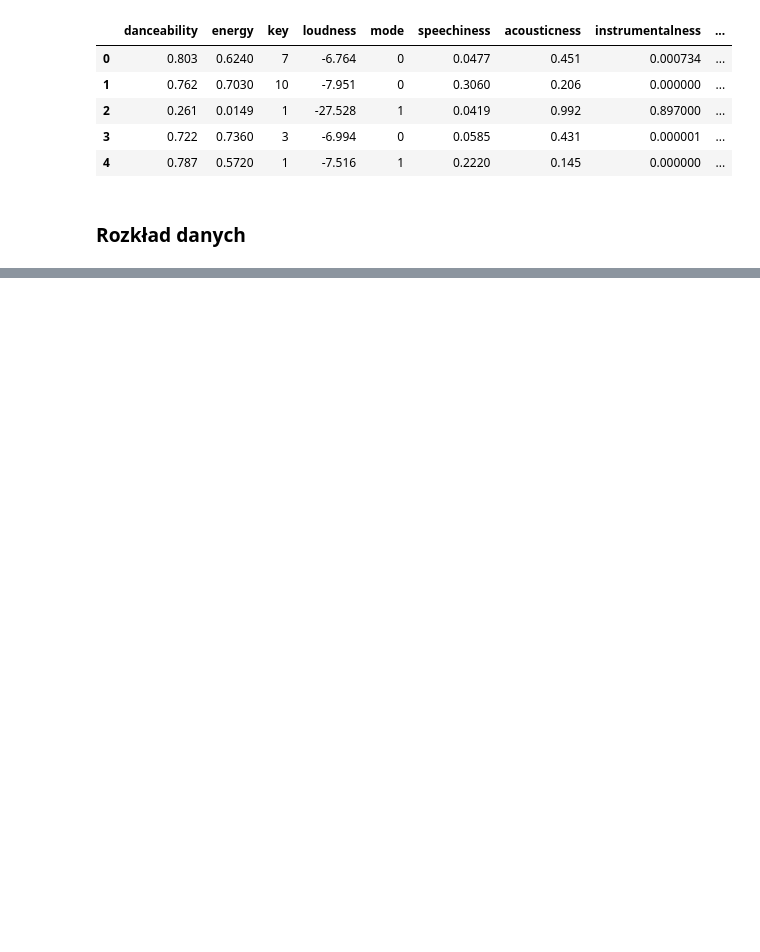
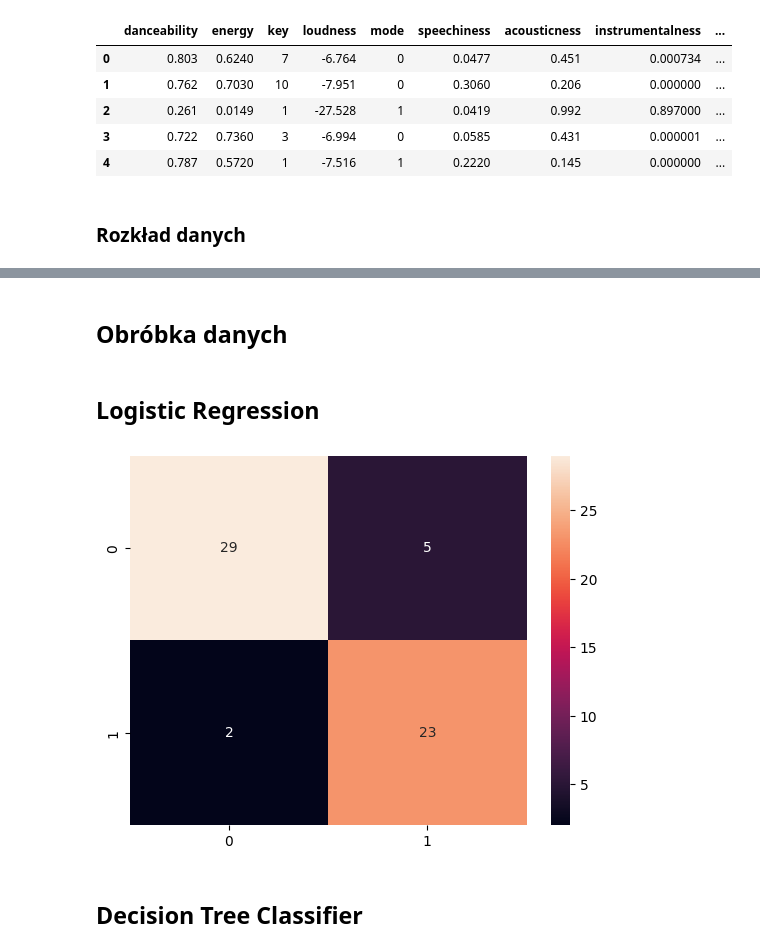
Before and after one commit to marcol13/SUS, a Jupyter notebook: project/main.ipynb, the cells around one changed output, grey strips where cells are left out. Cells and saved outputs as stored; diff of their text form; code cells hidden in the pictures; blank space fills up the shorter version.

Commit message:
Add basic classifiers

```diff
--- a/project/main.ipynb
+++ b/project/main.ipynb
@@ -58,0 +158,8 @@ sns.heatmap(corr, annot=True)
+# %% [markdown]
+## Obróbka danych
+# %%
+standard_scaler = StandardScaler()
+
+X = standard_scaler.fit_transform(X)
+
+X_train, X_test, y_train, y_test = train_test_split(X, y, test_size=0.3)
@@ -58,0 +192,17 @@ sns.heatmap(corr, annot=True)
+# %% [markdown]
+## Logistic Regression
+# %%
+clf_lr = LogisticRegression()
+clf_lr.fit(X_train, y_train)
+
+y_dt_pred = clf_lr.predict(X_test)
+
+acc_lr, gmean_lr, roc_lr = score_method(y_test, y_dt_pred)
+# %%
+cm = confusion_matrix(y_test, clf_lr.predict(X_test))
+sns.heatmap(cm, annot=True)
+plt.show()
+# %% [output]
+[figure, added]
+# %% [markdown]
+## Decision Tree Classifier
```
Also changed, not shown: parts of 23 cells of this notebook.
